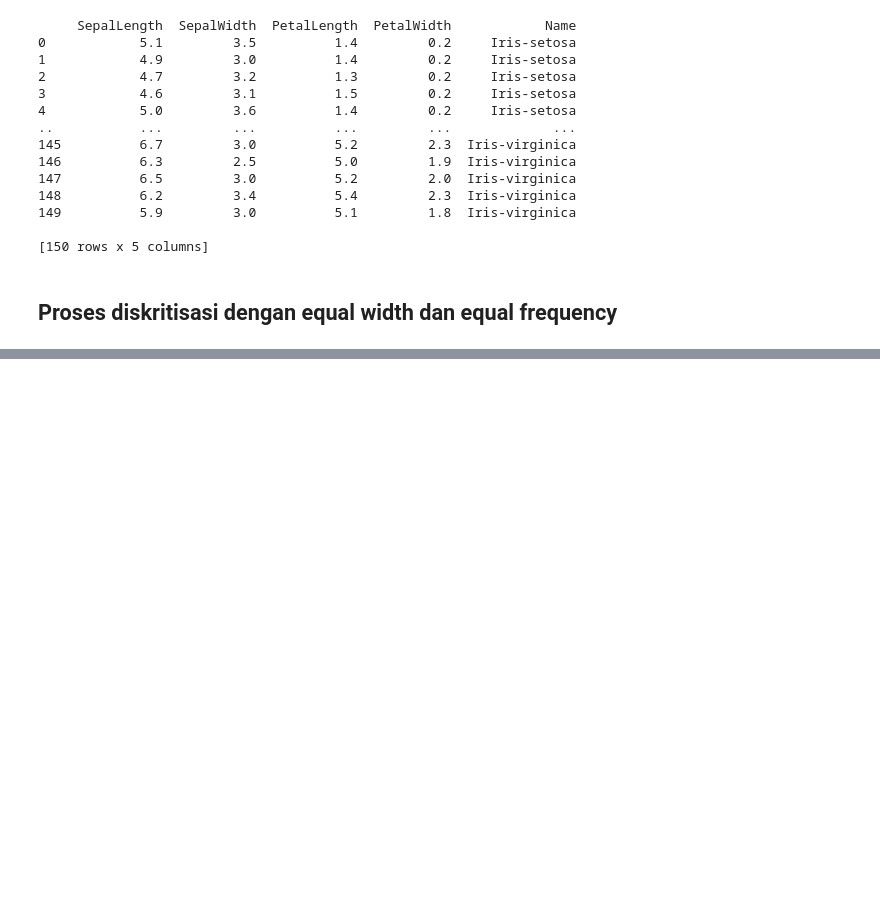
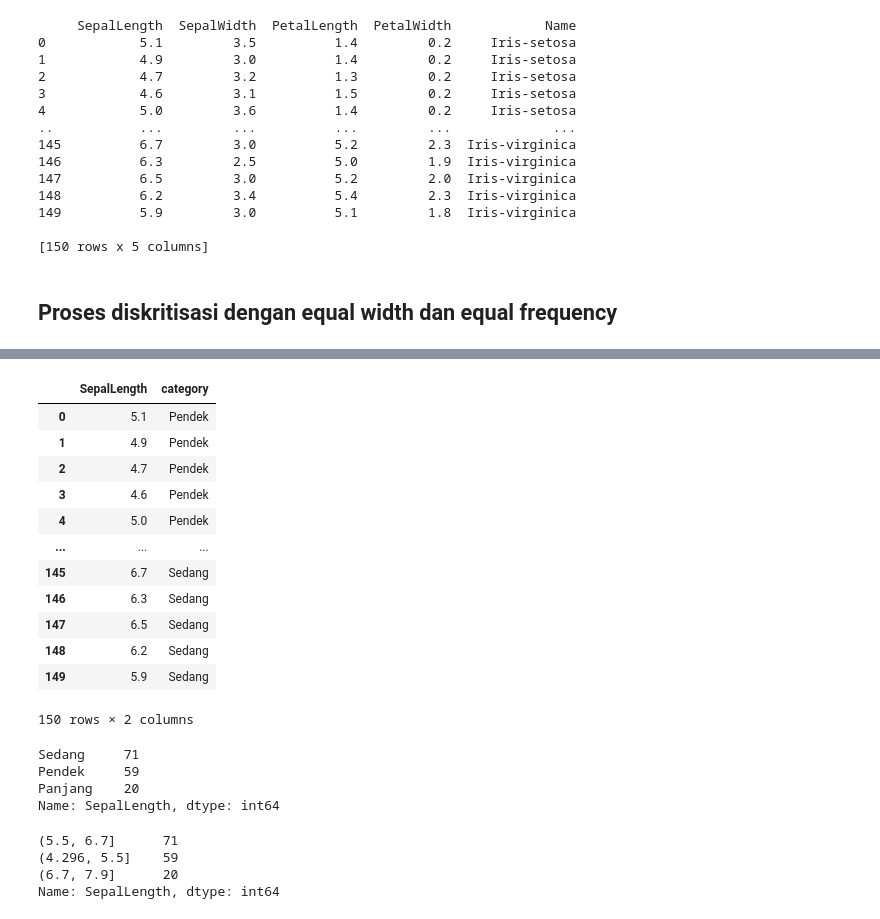
Before and after one commit to narulitaap/DataMining, a Jupyter notebook: _sources/tugas2.ipynb, the cells around one changed output, grey strips where cells are left out. Saved outputs shown, nothing was run; the diff lists cells and outputs as text; code cells hidden in the pictures; blank space fills up the shorter version.

```diff
--- a/_sources/tugas2.ipynb
+++ b/_sources/tugas2.ipynb
@@ -43,0 +103,45 @@ Diskritisasi digunakan untuk mengubah atribut numerik menjadi atribut kategorika
+# %%
+# label kategori Sepal Length
+labelK = ["Pendek", "Sedang", "Panjang"]
+# Untuk menghitung banyaknya kategori label Sepal Length
+jumlahK = len(labelK)
+
+# untuk menghitung interval equal-length
+dt_panjangsepal_ew = pd.cut(panjang_sepal, jumlahK, True, labelK)
+jumlahdt_kategori_panjangsepal_ew = dt_panjangsepal_ew.value_counts()
+jumlahdt_interval_panjangsepal_ew = pd.cut(panjang_sepal, jumlahK, True).value_counts()
+# %%
+# data dari Sepal Length beserta kategorinya
+df_panjangsepal_ew=pd.DataFrame(pd.concat((panjang_sepal, dt_panjangsepal_ew), axis = 1))
+df_panjangsepal_ew.columns = ["SepalLength", "category"]
+df_panjangsepal_ew
+# %% [output]
+|  | SepalLength | category |
+| 0 | 5.1 | Pendek |
+| 1 | 4.9 | Pendek |
+| 2 | 4.7 | Pendek |
+| 3 | 4.6 | Pendek |
+| 4 | 5.0 | Pendek |
+| ... | ... | ... |
+| 145 | 6.7 | Sedang |
+| 146 | 6.3 | Sedang |
+| 147 | 6.5 | Sedang |
+| 148 | 6.2 | Sedang |
+| 149 | 5.9 | Sedang |
+150 rows × 2 columns
+# %%
+#jumlah data Sepal Length berdasarkan kategori
+jumlahdt_kategori_panjangsepal_ew
+# %% [output]
+Sedang     71
+Pendek     59
+Panjang    20
+Name: SepalLength, dtype: int64
+# %%
+#jumlah data Sepal Length berdasarkan interval
+jumlahdt_interval_panjangsepal_ew
+# %% [output]
+(5.5, 6.7]      71
+(4.296, 5.5]    59
+(6.7, 7.9]      20
+Name: SepalLength, dtype: int64
```
Also changed, not shown: parts of 43 cells of this notebook, 2 other files.
